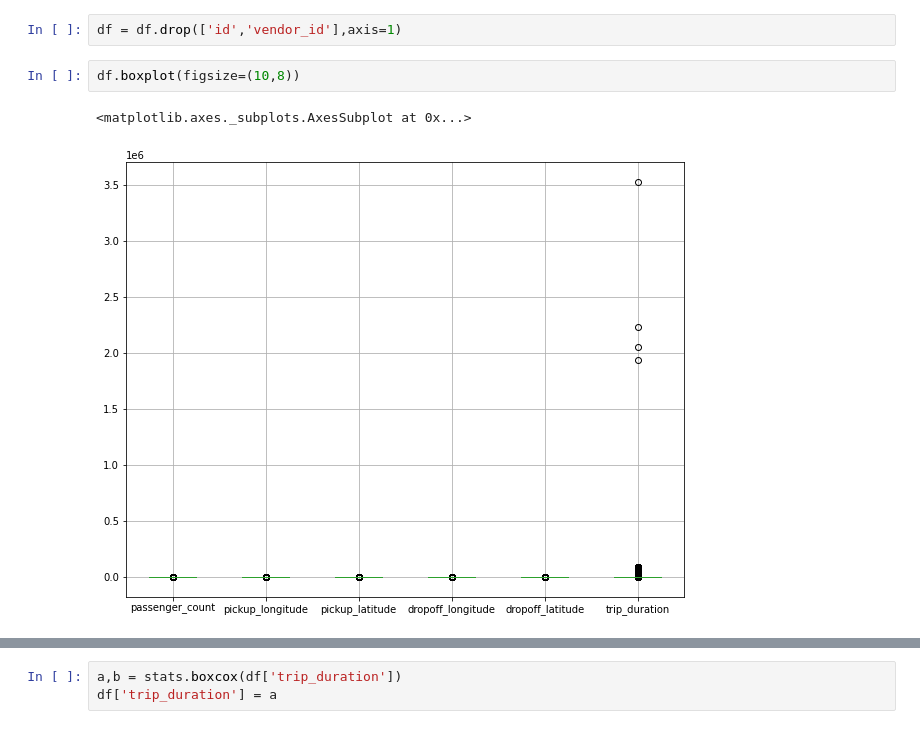
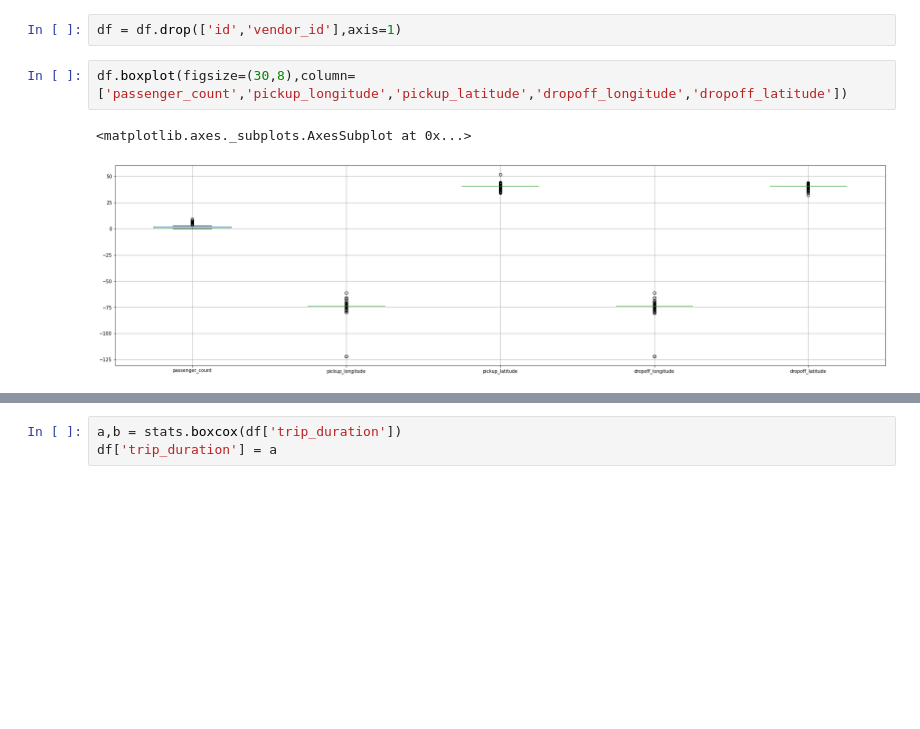
Before and after one commit to abparasar/New-York-City-Taxi-Fare-Prediction, a Jupyter notebook: Untitled5.ipynb, the cells around one changed output, grey strips where cells are left out. Saved outputs shown, nothing was run; the diff lists cells and outputs as text; blank space fills up the shorter version.

```diff
--- a/Untitled5.ipynb
+++ b/Untitled5.ipynb
@@ -71,10 +71,10 @@ df['store_and_fwd_flag'].nunique()
 # %%
 df = df.drop(['id','vendor_id'],axis=1)
 # %%
-df.boxplot(figsize=(10,8))
+df.boxplot(figsize=(30,8),column=['passenger_count','pickup_longitude','pickup_latitude','dropoff_longitude','dropoff_latitude'])
 # %% [output]
 <matplotlib.axes._subplots.AxesSubplot at 0x...>
-[figure, old version]
+[figure, new version]
 # %%
 sns.distplot(df.trip_duration)
 print('skew', df.trip_duration.skew())
```
Also changed, not shown: parts of 28 cells of this notebook.
